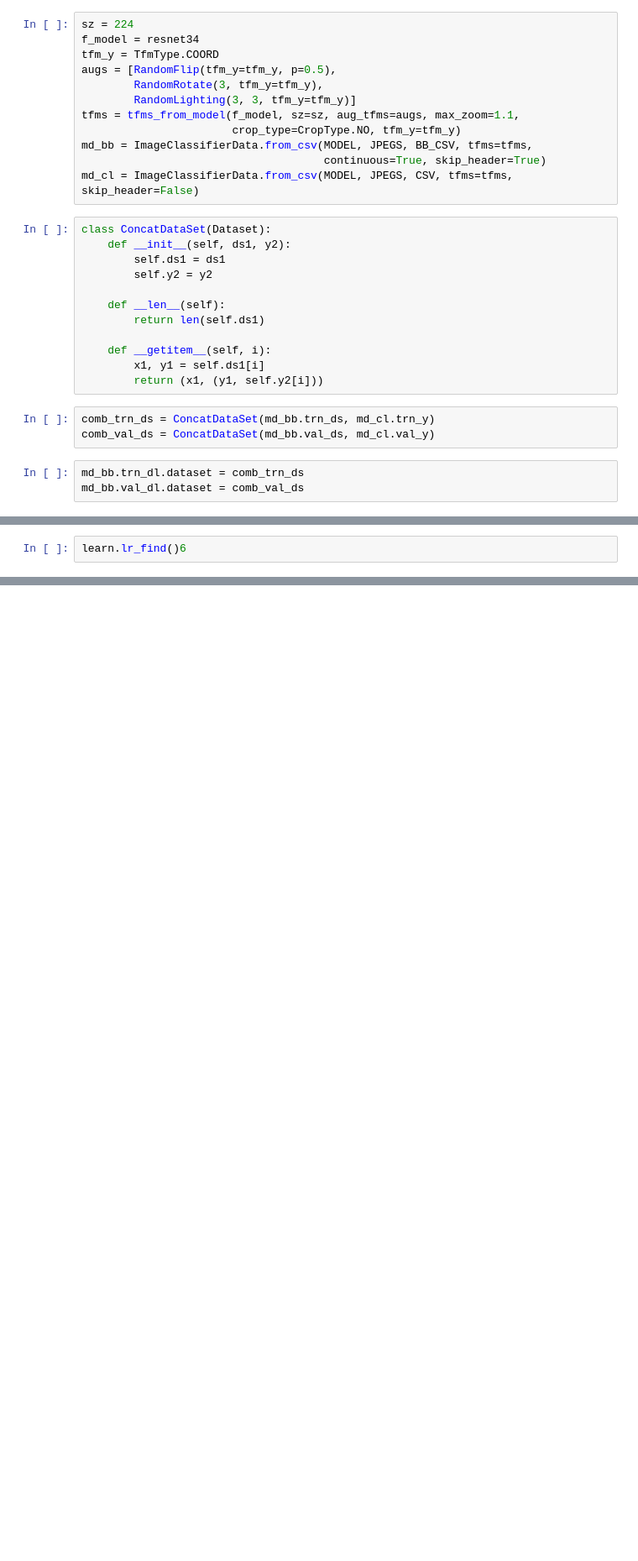
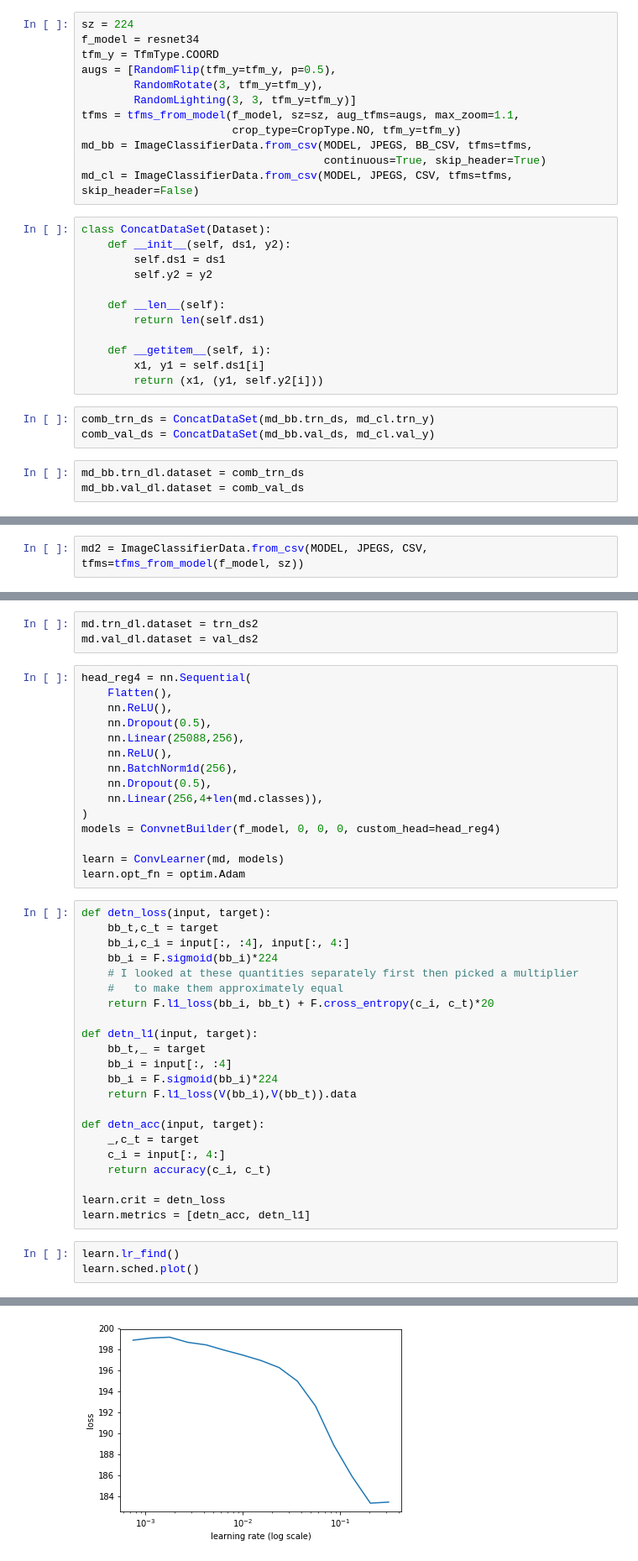
Before and after one commit to ganesh-krishnan/fastai, a Jupyter notebook: courses/dl2/pascal_gk.ipynb, the cells around one changed output, grey strips where cells are left out. Shown at 84% size. Saved outputs shown, nothing was run; the diff lists cells and outputs as text; blank space fills up the shorter version.

```diff
--- a/courses/dl2/pascal_gk.ipynb
+++ b/courses/dl2/pascal_gk.ipynb
@@ -364,0 +428,2 @@ learn.metrics = [bb_loss_metric]
+# %%
+md2 = ImageClassifierData.from_csv(MODEL, JPEGS, CSV, tfms=tfms_from_model(f_model, sz))
@@ -365,3 +441,44 @@ learn.metrics = [bb_loss_metric]
+# %%
+md.trn_dl.dataset = trn_ds2
+md.val_dl.dataset = val_ds2
+# %%
+head_reg4 = nn.Sequential(
+    Flatten(),
+    nn.ReLU(),
+    nn.Dropout(0.5),
+    nn.Linear(25088,256),
+    nn.ReLU(),
+    nn.BatchNorm1d(256),
+    nn.Dropout(0.5),
+    nn.Linear(256,4+len(md.classes)),
+)
+models = ConvnetBuilder(f_model, 0, 0, 0, custom_head=head_reg4)
+
+learn = ConvLearner(md, models)
+learn.opt_fn = optim.Adam
+# %%
+def detn_loss(input, target):
+    bb_t,c_t = target
+    bb_i,c_i = input[:, :4], input[:, 4:]
+    bb_i = F.sigmoid(bb_i)*224
+    # I looked at these quantities separately first then picked a multiplier
+    #   to make them approximately equal
+    return F.l1_loss(bb_i, bb_t) + F.cross_entropy(c_i, c_t)*20
+
+def detn_l1(input, target):
+    bb_t,_ = target
+    bb_i = input[:, :4]
+    bb_i = F.sigmoid(bb_i)*224
+    return F.l1_loss(V(bb_i),V(bb_t)).data
+
+def detn_acc(input, target):
+    _,c_t = target
+    c_i = input[:, 4:]
+    return accuracy(c_i, c_t)
+
+learn.crit = detn_loss
+learn.metrics = [detn_acc, detn_l1]
 # %%
-learn.lr_find()6
+learn.lr_find()
+learn.sched.plot()
 # %% [output]
@@ -368,0 +488 @@ learn.lr_find()6
+[figure, added]
```
Also changed, not shown: parts of 15 cells of this notebook.
